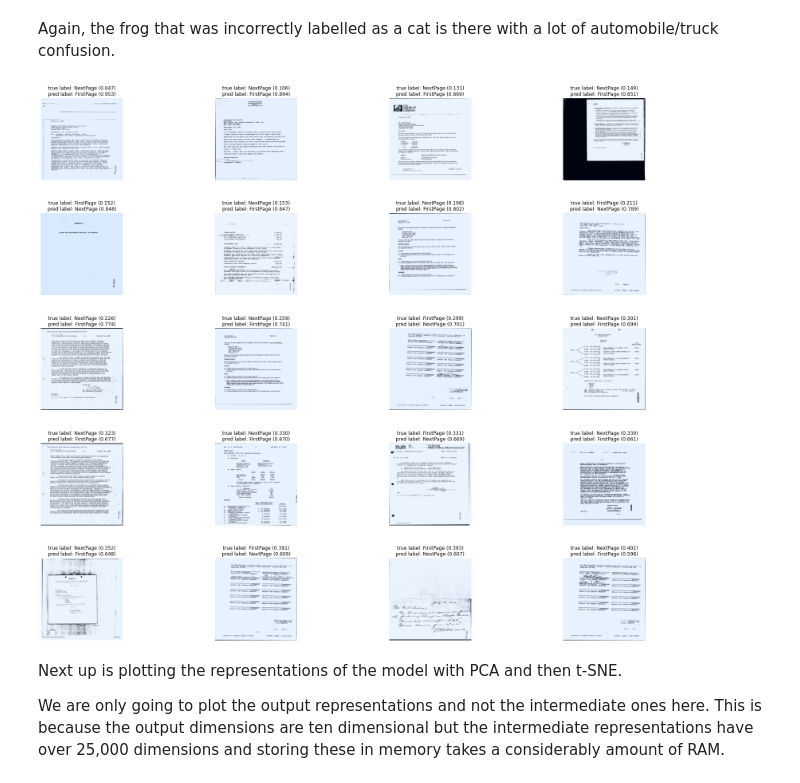
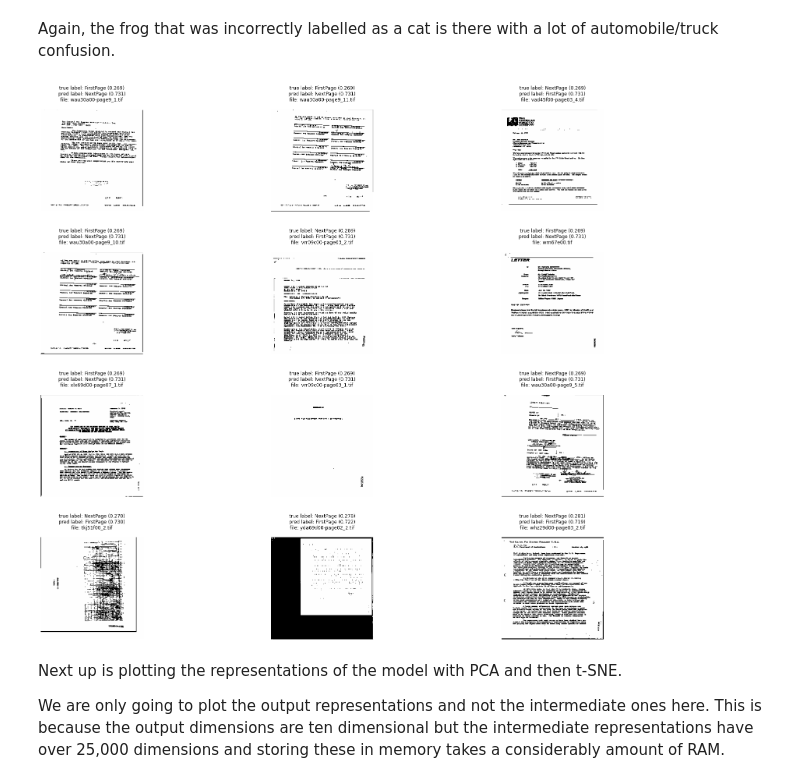
Before and after one commit to fabraz/pss-isjeaai, a Jupyter notebook: VGG16_TOBACCO_single_page.ipynb, the cells around one changed output. Drawn from its saved outputs; the diff is of its cells as text; code cells hidden in the pictures.

Commit message:
update single page model, preprocessing, and optimizer

```diff
--- a/VGG16_TOBACCO_single_page.ipynb
+++ b/VGG16_TOBACCO_single_page.ipynb
@@ -716,14 +459,15 @@ def get_predictions(model, iterator):
     images = []
     labels = []
     probs = []
+    file_names = []
 
     with torch.no_grad():
 
-        for (x, y) in iterator:
+        for (x, y, name) in iterator:
 
             x = x.to(device)
 
-            y_pred, _ = model(x)
+            y_pred = model(x)
 
             y_prob = F.softmax(y_pred, dim = -1)
             top_pred = y_prob.argmax(1, keepdim = True)
@@ -731,14 +475,16 @@ def get_predictions(model, iterator):
             images.append(x.cpu())
             labels.append(y.cpu())
             probs.append(y_prob.cpu())
+            file_names.append(name)
 
     images = torch.cat(images, dim = 0)
     labels = torch.cat(labels, dim = 0)
     probs = torch.cat(probs, dim = 0)
+    file_names = [item for sublist in file_names for item in sublist]
 
-    return images, labels, probs
+    return images, labels, probs, file_names
 # %%
-images, labels, probs = get_predictions(model, test_iterator)
+images, labels, probs, file_names = get_predictions(model, valid_iterator)
 # %% [markdown]
 ...then get the predicted labels for each image...
 # %%
@@ -767,15 +541,15 @@ corrects = torch.eq(labels, pred_labels)
 # %%
 incorrect_examples = []
 
-for image, label, prob, correct in zip(images, labels, probs, corrects):
+for image, label, prob, correct, file_name in zip(images, labels, probs, corrects, file_names):
     if not correct:
-        incorrect_examples.append((image, label, prob))
+        incorrect_examples.append((image, label, prob, file_name))
 
 incorrect_examples.sort(reverse = True, key = lambda x: torch.max(x[2], dim = 0).values)
 # %% [markdown]
 We can then plot these most confident incorrect predictions.
 # %%
-def plot_most_incorrect(incorrect, classes, n_images, normalize = True):
+def plot_most_incorrect(incorrect, classes, n_images, file_names, normalize = True):
 
     rows = int(np.sqrt(n_images))
     cols = int(np.sqrt(n_images)) -1
@@ -786,7 +560,7 @@ def plot_most_incorrect(incorrect, classes, n_images, normalize = True):
 
         ax = fig.add_subplot(rows, cols, i+1)
 
-        image, true_label, probs = incorrect[i]
+        image, true_label, probs, file_name = incorrect[i]
         image = image.permute(1, 2, 0)
         true_prob = probs[true_label]
         incorrect_prob, incorrect_label = torch.max(probs, dim = 0)
@@ -799,7 +573,8 @@ def plot_most_incorrect(incorrect, classes, n_images, normalize = True):
 
         ax.imshow(image.cpu().numpy())
         ax.set_title(f'true label: {true_class} ({true_prob:.3f})\n' \
-                     f'pred label: {incorrect_class} ({incorrect_prob:.3f})')
+                     f'pred label: {incorrect_class} ({incorrect_prob:.3f})\n' \
+                     f'file: {file_name}\n')
         ax.axis('off')
 
     fig.subplots_adjust(hspace = 0.4)
@@ -808,9 +583,9 @@ Again, the frog that was incorrectly labelled as a cat is there with a lot of au
 # %%
 N_IMAGES = 36 if len(incorrect_examples) >= 36 else len(incorrect_examples)
 classes = {1: 'FirstPage', 0: 'NextPage'}
-plot_most_incorrect(incorrect_examples, classes, N_IMAGES)
+plot_most_incorrect(incorrect_examples, classes, N_IMAGES, file_names)
 # %% [output]
-[figure, old version]
+[figure, new version]
 # %% [markdown]
 Next up is plotting the representations of the model with PCA and then t-SNE.
 
```
Also changed, not shown: parts of 78 cells of this notebook.
